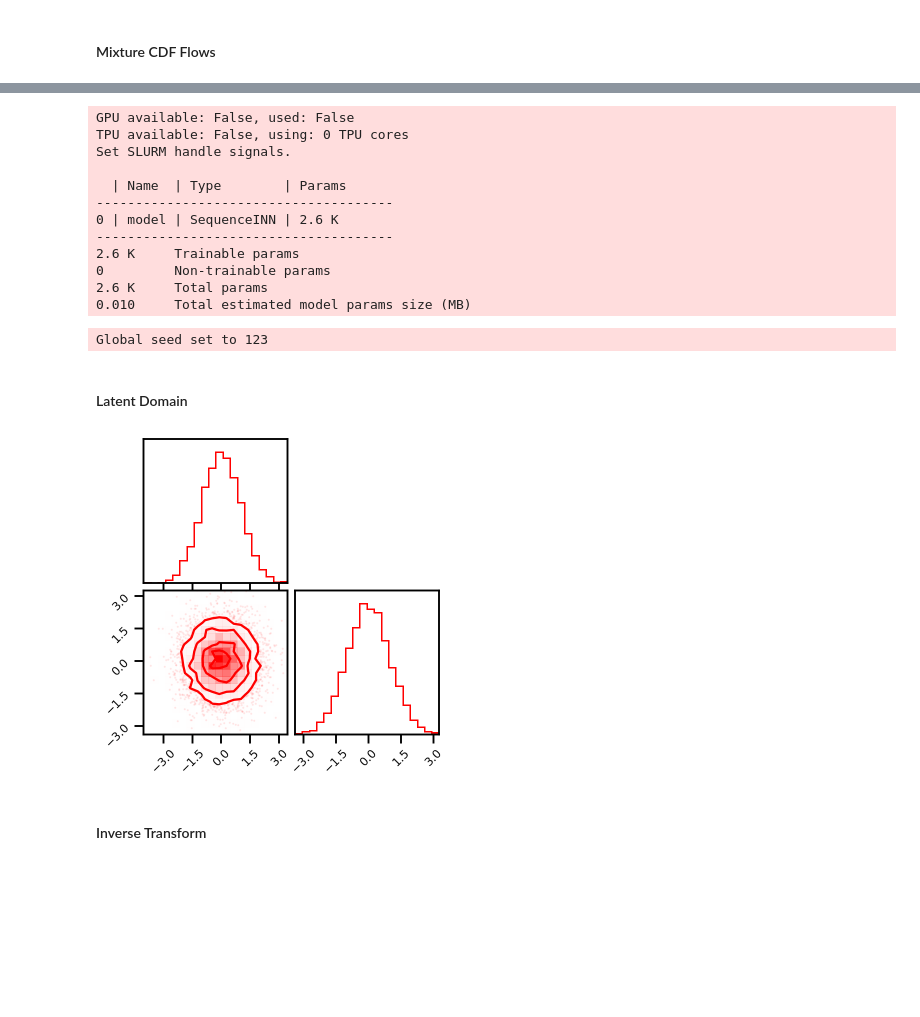
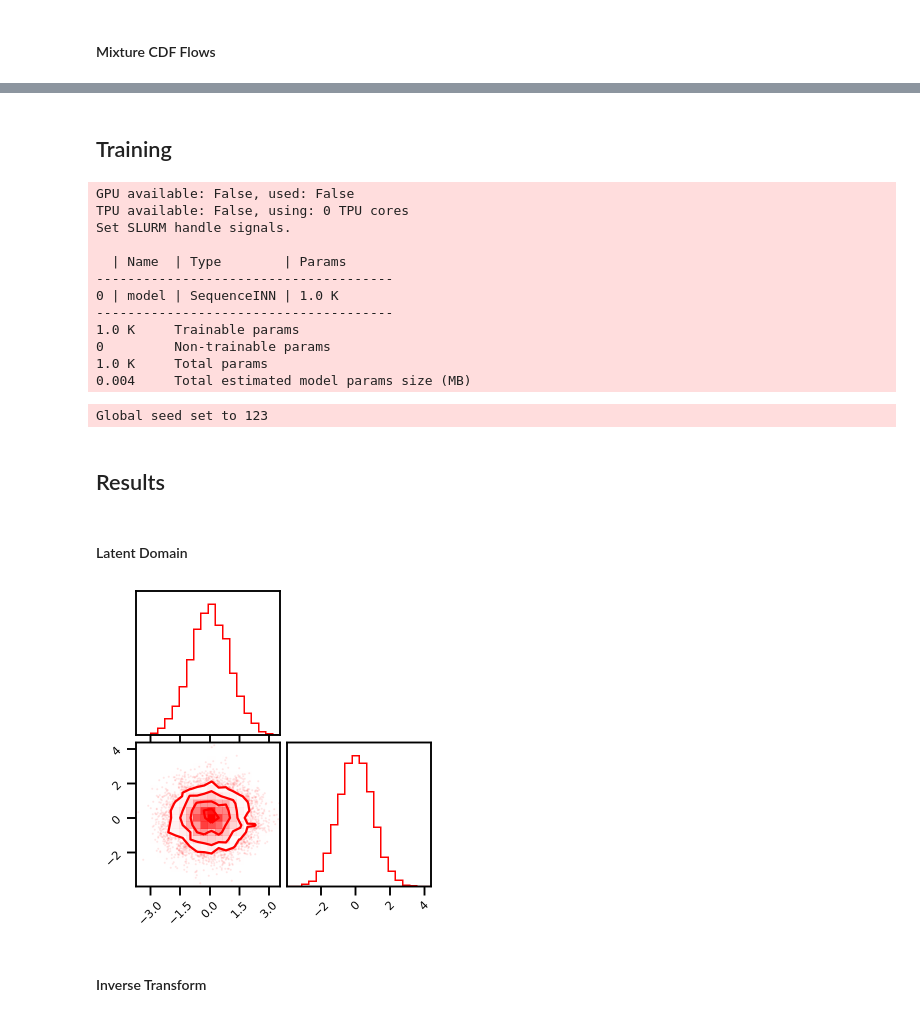
Before and after one commit to IPL-UV/gaussflow, a Jupyter notebook: docs/assets/demo/pytorch_nf_freia.ipynb, the cells around one changed output, grey strips where cells are left out. Drawn from its saved outputs; the diff is of its cells as text; code cells hidden in the pictures; blank space fills up the shorter version.

```diff
--- a/docs/assets/demo/pytorch_nf_freia.ipynb
+++ b/docs/assets/demo/pytorch_nf_freia.ipynb
@@ -90,17 +90,18 @@ cfg.seed = 123
 # Data
 cfg.n_train = 5_000
 cfg.n_valid = 1_000
-cfg.n_test = 2_000
+cfg.n_test = 10_000
 cfg.noise = 0.05
 
 # Model
-cfg.num_epochs = 200
-cfg.learning_rate = 1e-3
+cfg.num_epochs = 300
+cfg.learning_rate = 1e-2
 cfg.loss_fn = "inn"
-cfg.n_layers = 50
+cfg.n_layers = 20
 cfg.n_features = 2
 cfg.n_reflections = 2
 cfg.n_components = 8
+cfg.n_bins = 8
 cfg.model = "gf"
 # %%
 seed_everything(cfg.seed)
@@ -108,5 +109,5 @@ seed_everything(cfg.seed)
 Global seed set to 123
 123
 # %%
-# wandb_logger = WandbLogger(project=cfg.wandb_project, entity=cfg.wandb_entity)
-# wandb_logger.experiment.config.update(cfg)
+wandb_logger = WandbLogger(project=cfg.wandb_project, entity=cfg.wandb_entity)
+wandb_logger.experiment.config.update(cfg)
@@ -126,3 +141,20 @@ fig = corner.corner(data, hist_factor=2, color="blue")
+# %%
+data_train, label = make_moons(n_samples=cfg.n_train, noise=cfg.noise, random_state=123)
+data_valid, label = make_moons(n_samples=cfg.n_valid, noise=cfg.noise, random_state=42)
+data_test, _ = make_moons(n_samples=cfg.n_test, noise=cfg.noise, random_state=666)
+X_train = torch.FloatTensor(data_train)
+X_valid = torch.FloatTensor(data_valid)
+X_test = torch.FloatTensor(data_test)
+
+# make into dataset
+train_ds = TensorDataset(X_train)
+valid_ds = TensorDataset(X_valid)
+
+# make dataloader
+shuffle = True
+
+train_dl = DataLoader(train_ds, batch_size=cfg.batch_size, shuffle=shuffle, num_workers=cfg.num_workers)
+valid_dl = DataLoader(valid_ds, batch_size=cfg.batch_size, shuffle=False, num_workers=cfg.num_workers)
 # %% [markdown]
 #### Mixture CDF Flows
 # %%
@@ -202,0 +253,2 @@ wandb_logger.experiment.log({"latent_initial_inv": wandb.Image(fig)})
+# %% [markdown]
+## Training
@@ -211,7 +265,7 @@ trainer = pl.Trainer(
     # device
     gpus=0,
     # gradient norm
-    gradient_clip_val=1.0,
+    gradient_clip_val=5.0,
     gradient_clip_algorithm='norm',
     logger=wandb_logger
 )
@@ -223,22 +277,24 @@ Set SLURM handle signals.
 
   | Name  | Type        | Params
 --------------------------------------
-0 | model | SequenceINN | 2.6 K
+0 | model | SequenceINN | 1.0 K
 --------------------------------------
-2.6 K     Trainable params
+1.0 K     Trainable params
 0         Non-trainable params
-2.6 K     Total params
-0.010     Total estimated model params size (MB)
+1.0 K     Total params
+0.004     Total estimated model params size (MB)
 Global seed set to 123
+# %% [markdown]
+## Results
 # %% [markdown]
 #### Latent Domain
 # %%
-z, log_jac_det = learn.model(X_train)
+z, log_jac_det = learn.model(X_test)
 
 fig = corner.corner(z.detach().numpy(), hist_factor=2, color="red")
 wandb_logger.experiment.log({"latent_trained": wandb.Image(fig)})
 # %% [output]
-[figure, old version]
+[figure, new version]
 # %% [markdown]
 #### Inverse Transform
 # %%
```
Also changed, not shown: parts of 13 cells of this notebook, 4 other files.
